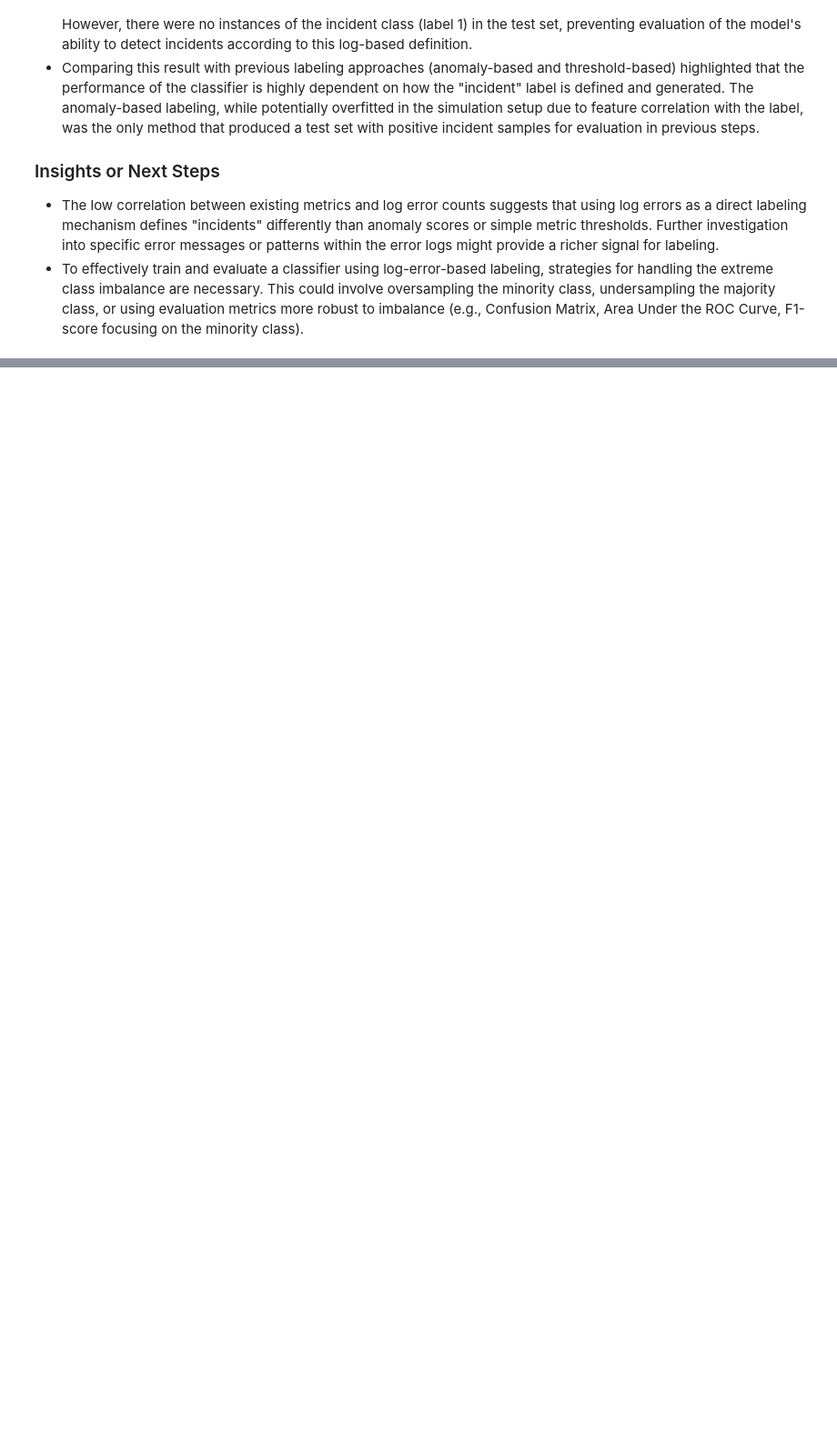
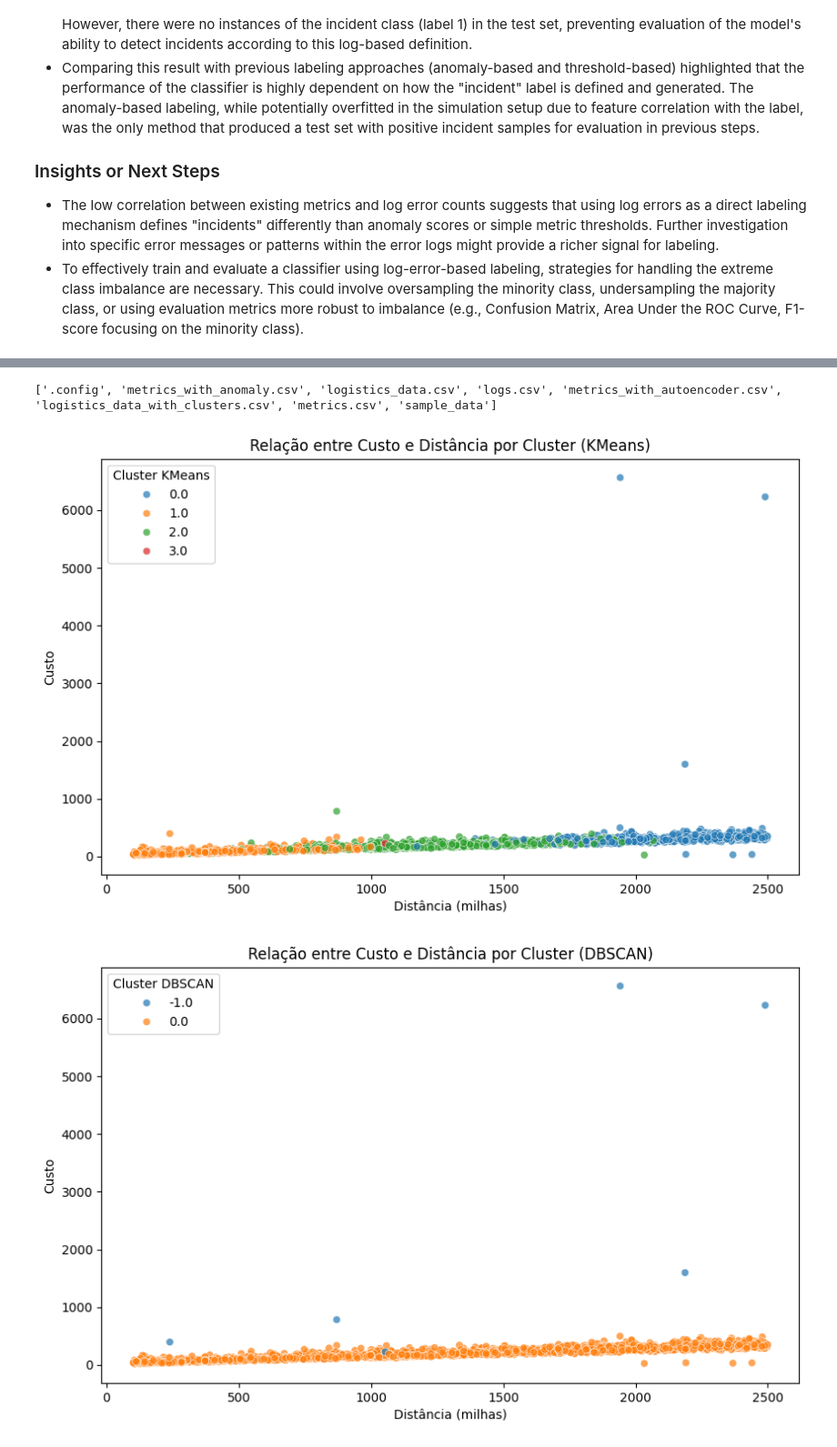
Before and after one commit to ClaytonUrbano/analise-de-dados, a Jupyter notebook: Untitled4.ipynb, the cells around one changed output, grey strips where cells are left out. Shown at 91% size. Saved outputs shown, nothing was run; the diff lists cells and outputs as text; code cells hidden in the pictures; blank space fills up the shorter version.

```diff
--- a/Untitled4.ipynb
+++ b/Untitled4.ipynb
@@ -930,0 +1090,29 @@ Primeiras linhas de X_test_log:
+# %%
+import os
+print(os.listdir())
+# %% [output]
+['.config', 'metrics_with_anomaly.csv', 'logistics_data.csv', 'logs.csv', 'metrics_with_autoencoder.csv', 'logistics_data_with_clusters.csv', 'metrics.csv', 'sample_data']
+# %%
+import matplotlib.pyplot as plt
+import seaborn as sns
+
+# Visualização da relação entre Cost e Distance_miles por cluster KMeans
+plt.figure(figsize=(10, 6))
+sns.scatterplot(data=df, x='Distance_miles', y='Cost', hue='KMeans_Cluster', palette='tab10', alpha=0.7)
+plt.title('Relação entre Custo e Distância por Cluster (KMeans)')
+plt.xlabel('Distância (milhas)')
+plt.ylabel('Custo')
+plt.legend(title='Cluster KMeans')
+plt.show()
+
+# Visualização da relação entre Cost e Distance_miles por cluster DBSCAN
+plt.figure(figsize=(10, 6))
+sns.scatterplot(data=df, x='Distance_miles', y='Cost', hue='DBSCAN_Cluster', palette='tab10', alpha=0.7)
+plt.title('Relação entre Custo e Distância por Cluster (DBSCAN)')
+plt.xlabel('Distância (milhas)')
+plt.ylabel('Custo')
+plt.legend(title='Cluster DBSCAN')
+plt.show()
+# %% [output]
+[figure, added]
+[figure, added]
```
Also changed, not shown: parts of 24 cells of this notebook.
